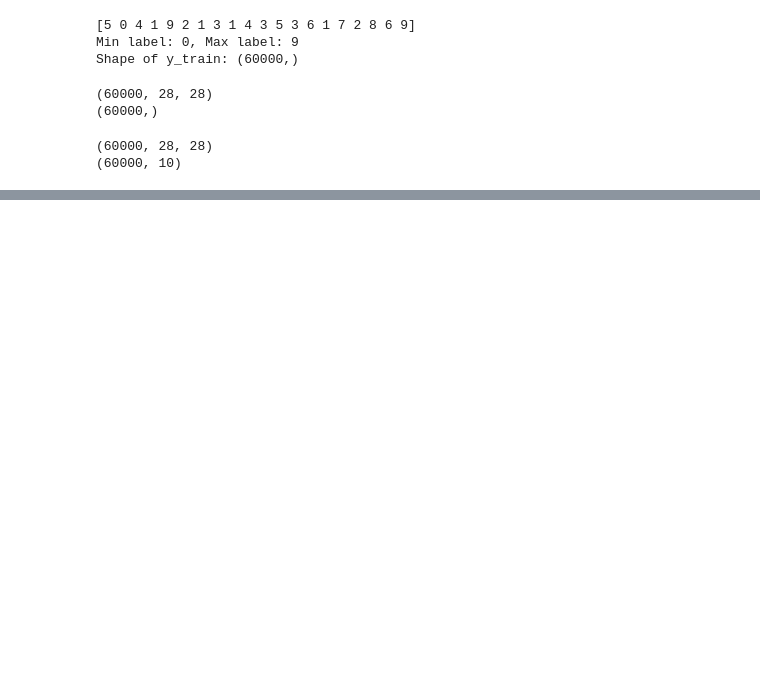
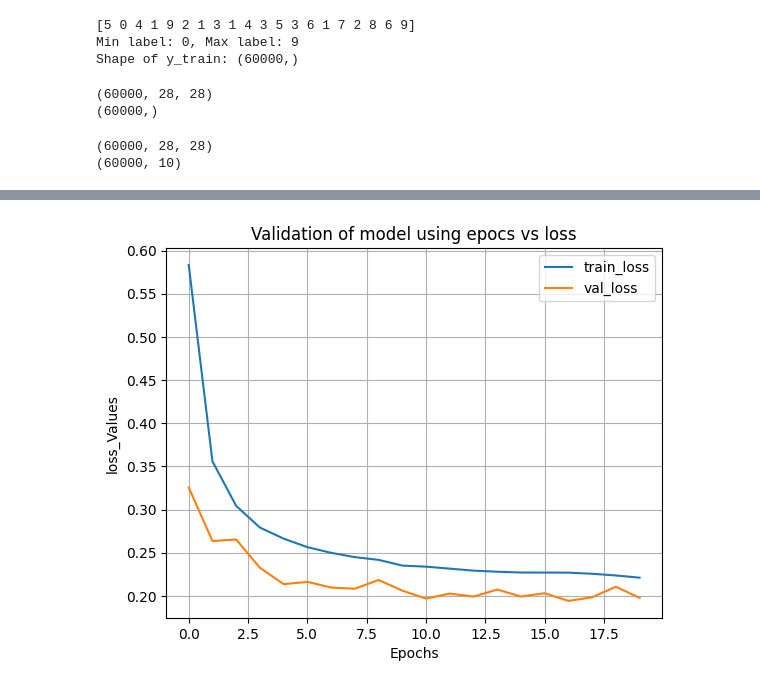
Before and after one commit to sanchusrijan/Machine_Learning, a Jupyter notebook: MLNN_MNIST.ipynb, the cells around one changed output, grey strips where cells are left out. Saved outputs shown, nothing was run; the diff lists cells and outputs as text; code cells hidden in the pictures; blank space fills up the shorter version.

```diff
--- a/MLNN_MNIST.ipynb
+++ b/MLNN_MNIST.ipynb
@@ -98,0 +103,11 @@ plt.show()
+# %%
+plt.plot(history.history['loss'],label = 'train_loss')
+plt.plot(history.history['val_loss'],label = 'val_loss')
+plt.title("Validation of model using epocs vs loss")
+plt.xlabel('Epochs')
+plt.ylabel('loss_Values')
+plt.grid(True)
+plt.legend()
+plt.show()
+# %% [output]
+[figure, added]
```
Also changed, not shown: parts of 4 cells of this notebook, 1 other file.
